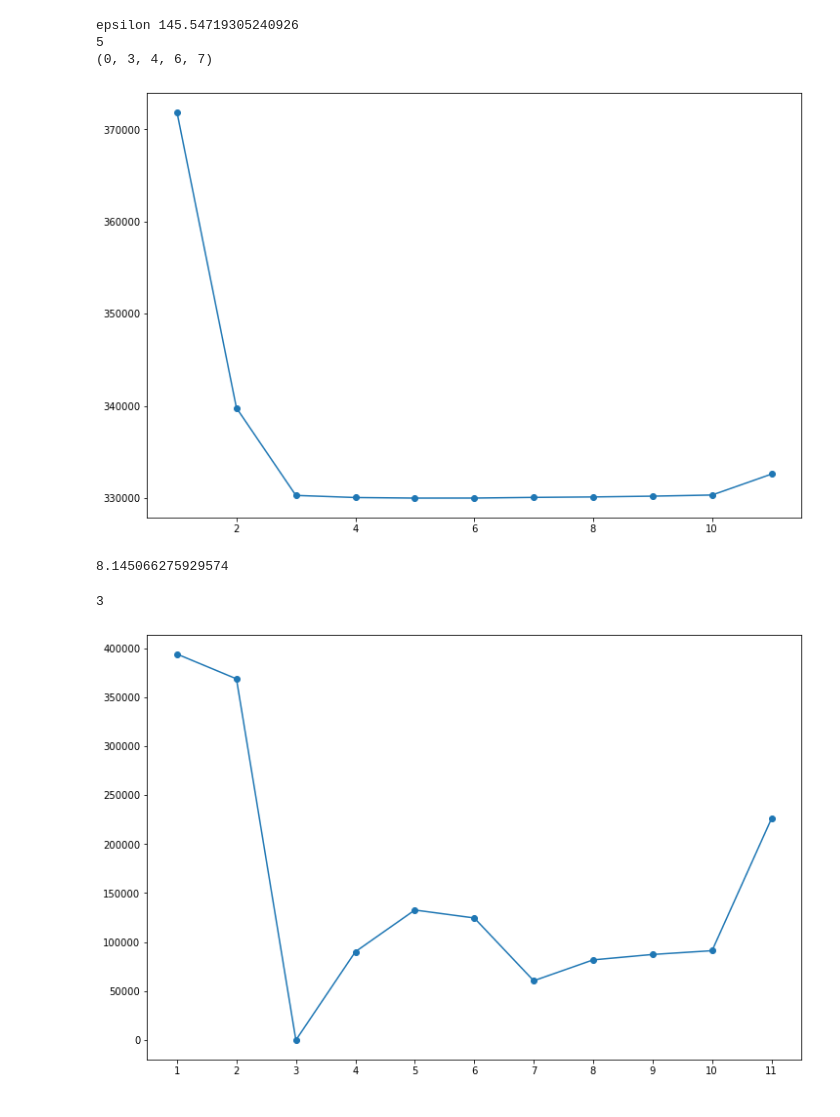
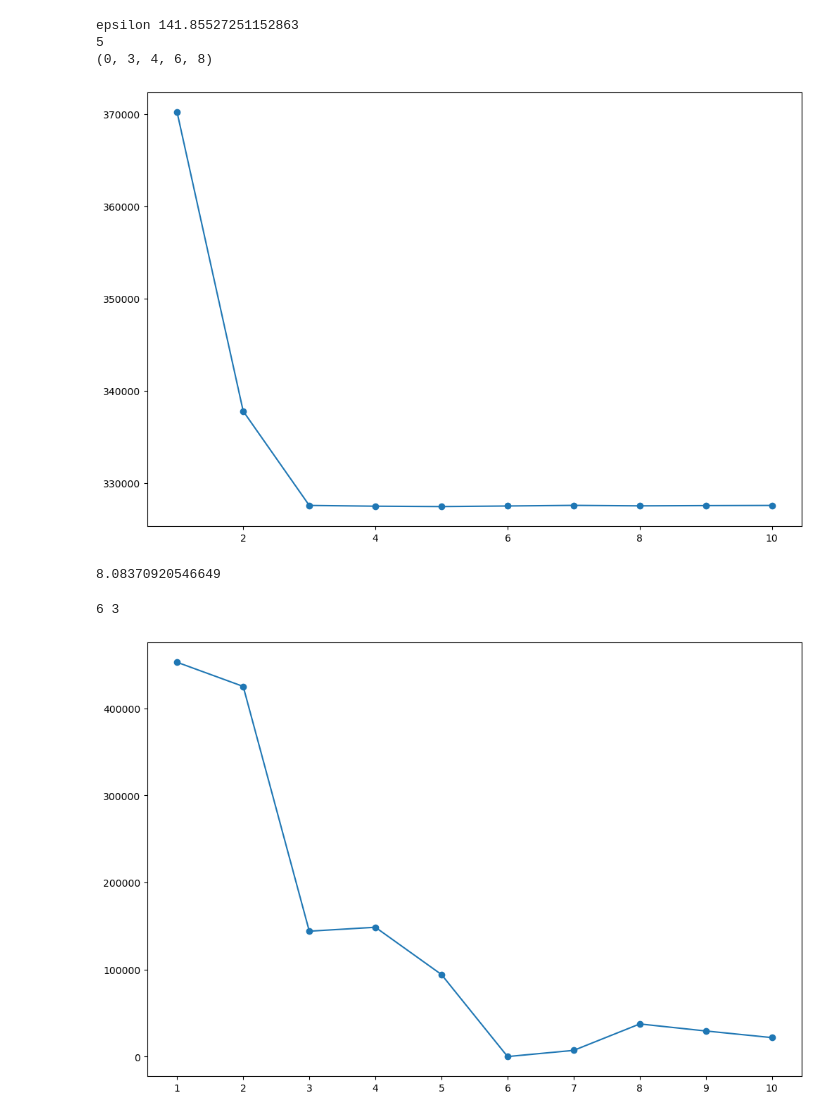
Before and after one commit to Pongpisit-Thanasutives/parametric-discovery, a Jupyter notebook: Spatial_Advection_Diffusion_WeakLib_KRR-DEV3.ipynb, the cells around one changed output. Drawn from its saved outputs; the diff is of its cells as text; code cells hidden in the pictures.

```diff
--- a/Spatial_Advection_Diffusion_WeakLib_KRR-DEV3.ipynb
+++ b/Spatial_Advection_Diffusion_WeakLib_KRR-DEV3.ipynb
@@ -178,7 +177,7 @@ if is_denoising and noise_lv > 0:
 # %%
 # Ut, Theta, rhs_des = build_linear_system(u, dt, dx, D=4, P=3,
 #                                          time_diff = 'FD', space_diff = 'Fourier')
-alpha = 1e-3
+alpha = 3e-4 # 1e-3 (ok for pysr env. but not ok for pysindy_latest env.)
 diff_kwargs = {"kind": "kalman", "alpha": alpha}
 Ut, Theta, Ut_grouped, Theta_grouped, rhs_des = construct_group_linear_system(u, x, t,
                                                                         diff_kwargs,
@@ -376,10 +374,10 @@ print(complexities[np.argmin(bics)])
 print(best_indices)
 plt.plot(complexities, bics, '-o'); plt.show()
 # %% [output]
-epsilon 145.54719305240926
+epsilon 141.85527251152863
 5
-(0, 3, 4, 6, 7)
+(0, 3, 4, 6, 8)
-[figure, old version]
+[figure, new version]
 # %%
 # verbose = True
 # tau = 3
@@ -462,7 +460,7 @@ for com in complexities:
 epsilon = max(epsilons)
 epsilon
 # %% [output]
-8.145066275929574
+8.08370920546649
 # %%
 epsilon = 1e-5
 time_integrator = lambda _: _
@@ -473,37 +471,37 @@ varying_bics = []
 for com in complexities:
     vbics = []
     est_xi = np.zeros((fft_Theta_grouped[0].shape[-1], len(fft_Ut_grouped)))
     eff_indices = best_subsets[com][-1]
     for j in range(len(Theta_grouped)):
         est_xi[eff_indices, j:j+1] = BayesianRidge(fit_intercept=False).fit(Theta_grouped[j][:, eff_indices],
                                                                             Ut_grouped[j].flatten()).coef_.reshape(-1, 1)
 #         est_xi[eff_indices, j:j+1] = np.linalg.lstsq(Theta_grouped[j][:, eff_indices],
 #                                                      Ut_grouped[j],
 #                                                      rcond=None)[0]
         post_prediction = fft_Theta_grouped[j][:, eff_indices]@(est_xi[eff_indices, j:j+1])
         post_prediction = periodogram(ifft(post_prediction.flatten()))[-1]
         ground = periodogram(ifft(fft_Ut_grouped[j].flatten()))[-1]
         rss = np.linalg.norm(ground - post_prediction, 2)**2
         vbics.append(rss2bic(rss, com, len(post_prediction), 1e-5))
 
     pred_group = ifft(prediction_group(fft_Theta_grouped, est_xi))
     pred_periogram = periodogram(pred_group, nfft=nfft)[-1]
     diff_periogram = time_integrator(ground_periogram)-time_integrator(pred_periogram)
     res = np.vstack([diff_periogram[j] for j in range(len(Theta_grouped))])
     rss = np.linalg.norm(res, ord='fro')**2
-    ics.append(N*np.log(2*np.pi*rss/N+epsilon) + np.log(N)*(com+uncertainties[com-1]))
+    ics.append(N*np.log(2*np.pi*rss/N+epsilon) + np.log(N)*com)
     rss_list.append(rss)
     varying_bics.append(vbics)
 
 varying_bics = np.array(varying_bics)
 varying_bics_ranking = np.argsort(varying_bics.sum(axis=-1))
-print(np.argmin(ics)+1)
+print(np.argmin(ics)+1, find_corner(complexities, ics))
 plt.plot(complexities, ics-min(ics), '-o')
 plt.xticks(complexities)
 plt.show()
 # %% [output]
-3
+6 3
-[figure, old version]
+[figure, new version]
 # %%
 verbose = True
 tau = 3
```
Also changed, not shown: parts of 9 cells of this notebook, 4 other files.
